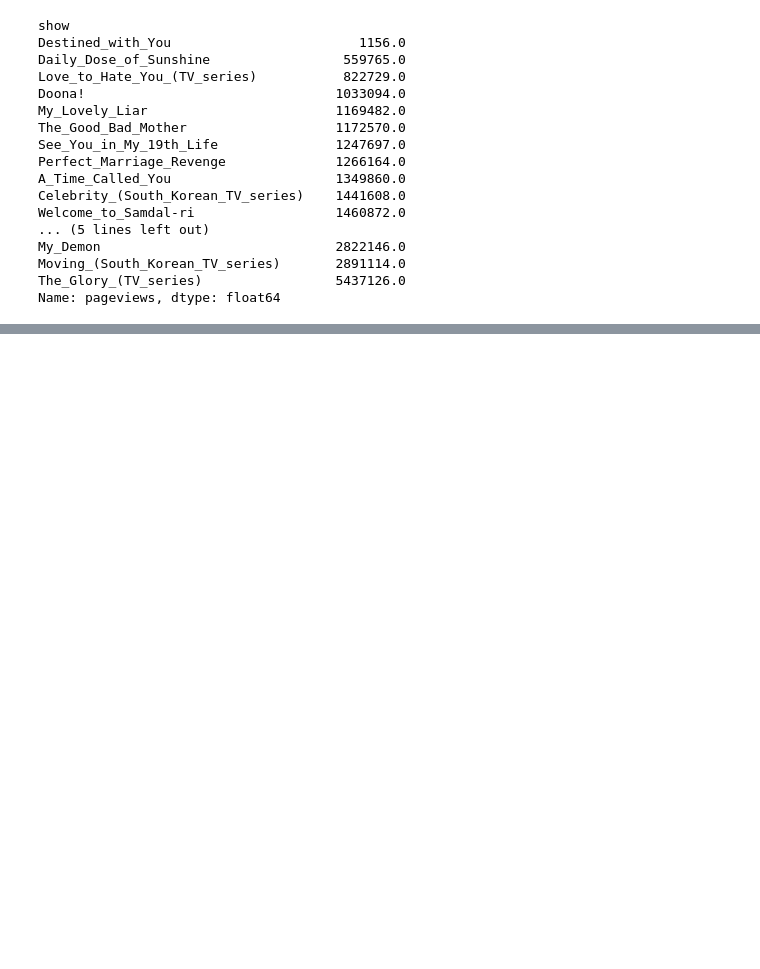
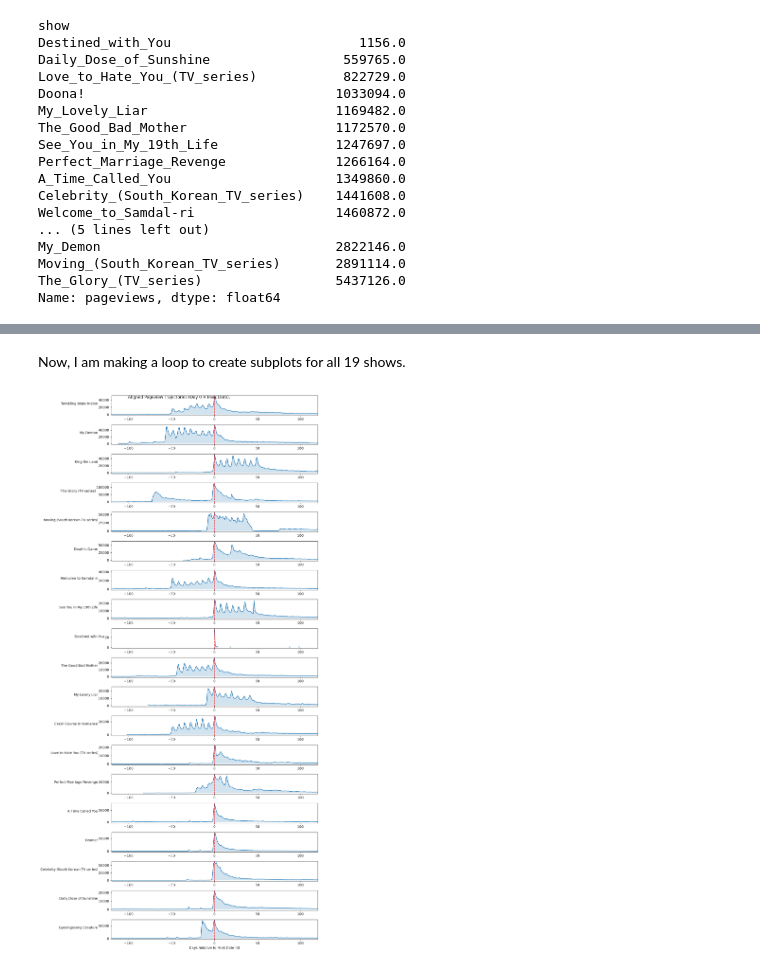
Before and after one commit to lejunannali324/cs315week3fri, a Jupyter notebook: Part 5 Task.ipynb, the cells around one changed output, grey strips where cells are left out. Drawn from its saved outputs; the diff is of its cells as text; code cells hidden in the pictures; blank space fills up the shorter version.

```diff
--- a/Part 5 Task.ipynb
+++ b/Part 5 Task.ipynb
@@ -174,0 +214,23 @@ plt.show()
+# %% [markdown]
+Now, I am making a loop to create subplots for all 19 shows.
+# %%
+show_names = combined["show"].unique()
+plt.figure(figsize=(12, 24))
+for number, show in enumerate(show_names, start=1):
+    single_show = combined[combined["show"] == show]
+    single_show = single_show.sort_values("days_from_peak",ascending=True)
+
+    plt.subplot(19,1,number)
+    plt.plot(single_show["days_from_peak"],single_show["pageviews"])
+    plt.axvline(x=0,color="red",linestyle="--",alpha= 0.6) #add the middle line
+    plt.xlim(-120,120)
+    plt.fill_between(single_show["days_from_peak"],single_show["pageviews"],alpha=0.2)
+    plt.ylabel(show.replace("_", " "),rotation=0,ha="right",labelpad=2) #with the help with ai
+
+plt.suptitle("Aligned Pageview Trajectories (Day 0 = Peak Date).")
+plt.xlabel("Days Relative to Peak Date (0)")
+plt.tight_layout()
+
+plt.show()
+# %% [output]
+[figure, added]
```
Also changed, not shown: parts of 8 cells of this notebook, 1 other file.
